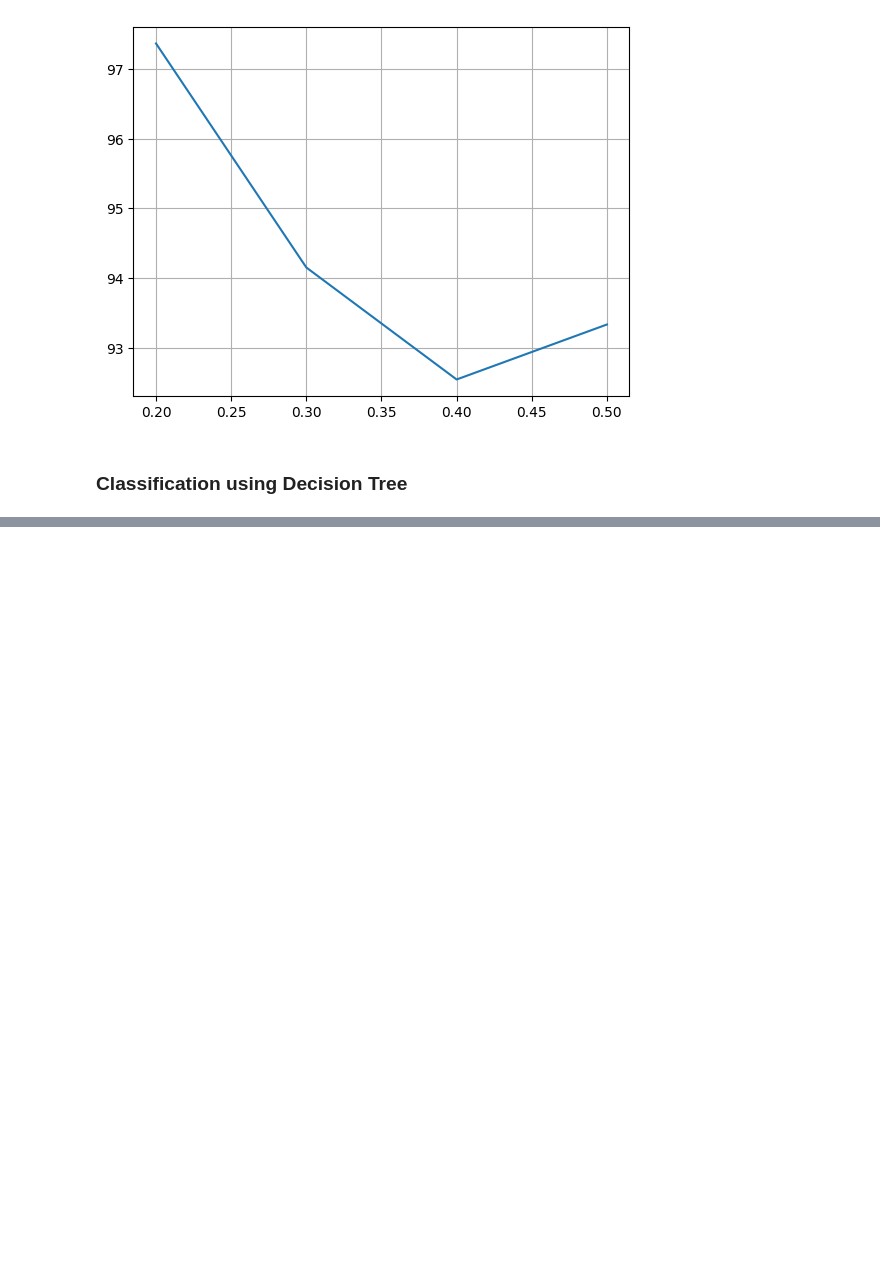
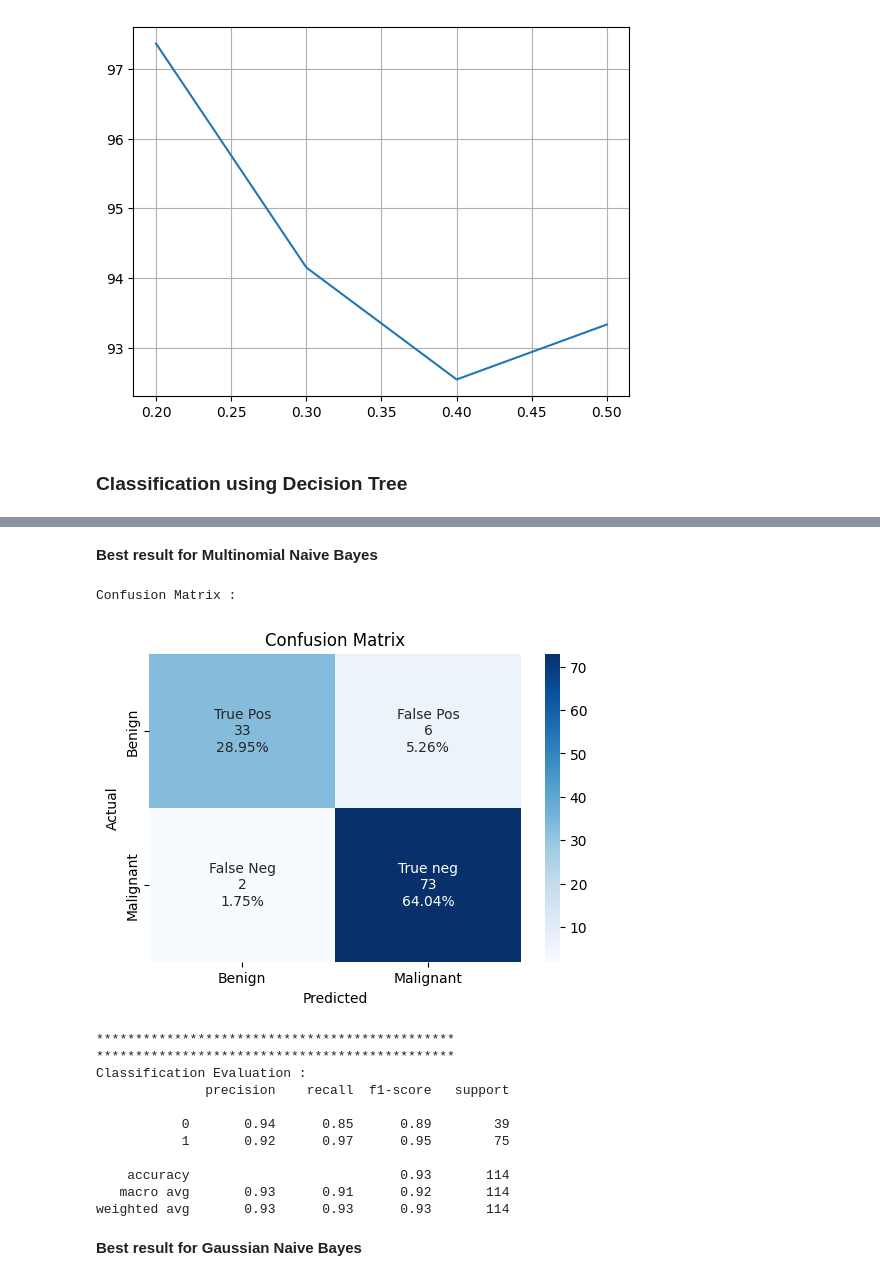
Before and after one commit to ayanokoji024/ML-lab, a Jupyter notebook: assignment 1/Akilus_sayadat_037_breast_cancer_dataset.ipynb, the cells around one changed output, grey strips where cells are left out. Saved outputs shown, nothing was run; the diff lists cells and outputs as text; code cells hidden in the pictures; blank space fills up the shorter version.

```diff
--- a/assignment 1/Akilus_sayadat_037_breast_cancer_dataset.ipynb
+++ b/assignment 1/Akilus_sayadat_037_breast_cancer_dataset.ipynb
@@ -969,0 +319,11 @@ auc_roc()
+# %%
+
+maxi=0
+y_test = []
+y_pred = []
+for key in dict_bnb:
+  if maxi < 100*dict_bnb[key][0]:
+    maxi = 100*dict_bnb[key][0]
+    y_test = dict_bnb[key][1]
+    y_pred = dict_bnb[key][2]
+reports(y_test, y_pred)
@@ -969,0 +344,29 @@ auc_roc()
+# %% [markdown]
+**Best result for Multinomial Naive Bayes**
+# %%
+
+maxi=0
+y_test = []
+y_pred = []
+for key in dict_mnb:
+  if maxi < 100*dict_mnb[key][0]:
+    maxi = 100*dict_mnb[key][0]
+    y_test = dict_mnb[key][1]
+    y_pred = dict_mnb[key][2]
+reports(y_test, y_pred)
+# %% [output]
+Confusion Matrix :
+[figure, added]
+**********************************************
+**********************************************
+Classification Evaluation :
+              precision    recall  f1-score   support
+
+           0       0.94      0.85      0.89        39
+           1       0.92      0.97      0.95        75
+
+    accuracy                           0.93       114
+   macro avg       0.93      0.91      0.92       114
+weighted avg       0.93      0.93      0.93       114
+# %% [markdown]
+**Best result for Gaussian Naive Bayes**
```
Also changed, not shown: parts of 35 cells of this notebook, 8 other files.
